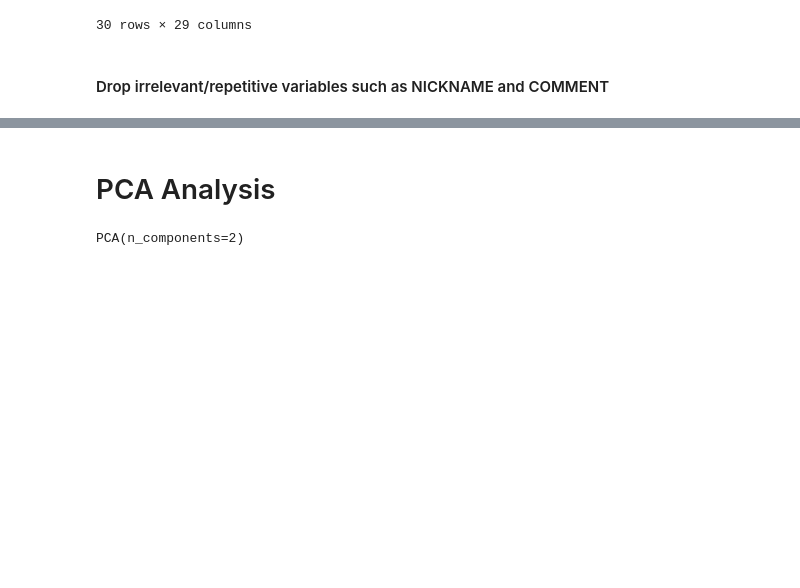
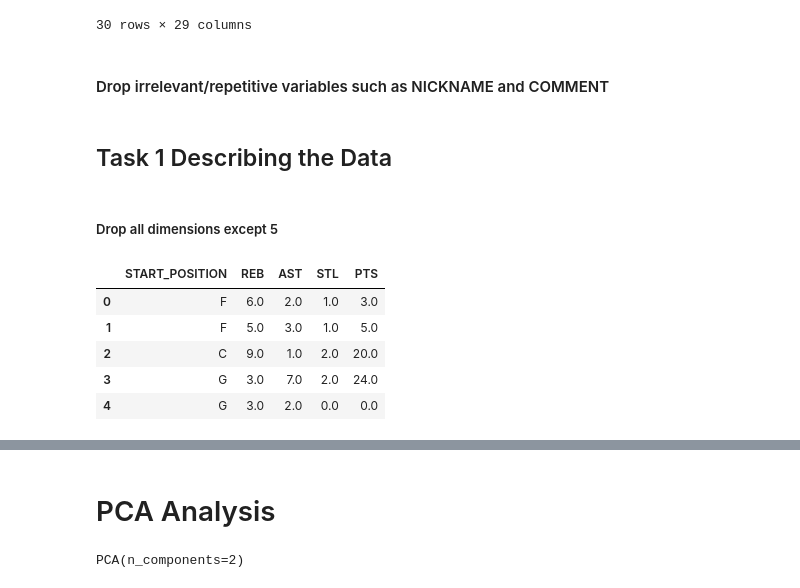
Before and after one commit to harism91/NBA-Data-mining-project, a Jupyter notebook: NBA dataset.ipynb, the cells around one changed output, grey strips where cells are left out. Saved outputs shown, nothing was run; the diff lists cells and outputs as text; code cells hidden in the pictures; blank space fills up the shorter version.

```diff
--- a/NBA dataset.ipynb
+++ b/NBA dataset.ipynb
@@ -104,3 +103,5 @@ data.drop(['NICKNAME'], axis=1, inplace=True)
 data.drop(['COMMENT'], axis=1, inplace=True)
 data.drop(['TEAM_ABBREVIATION'], axis=1, inplace=True)
 data.drop(['TEAM_CITY'], axis=1, inplace=True)
+# %% [markdown]
+## Task 1 Describing the Data
@@ -106,0 +112,33 @@ data.drop(['TEAM_CITY'], axis=1, inplace=True)
+# %% [markdown]
+##### Drop all dimensions except 5
+# %%
+t1.drop(['GAME_ID'], axis=1, inplace=True)
+t1.drop(['TEAM_ID'], axis=1, inplace=True)
+t1.drop(['PLAYER_ID'], axis=1, inplace=True)
+t1.drop(['MIN'], axis=1, inplace=True)
+t1.drop(['FGM'], axis=1, inplace=True)
+t1.drop(['FGA'], axis=1, inplace=True)
+t1.drop(['FG3M'], axis=1, inplace=True)
+t1.drop(['FG3A'], axis=1, inplace=True)
+
+t1.drop(['PLUS_MINUS'], axis=1, inplace=True)
+t1.drop(['DREB'], axis=1, inplace=True)
+t1.drop(['OREB'], axis=1, inplace=True)
+t1.drop(['FTM'], axis=1, inplace=True)
+t1.drop(['FTA'], axis=1, inplace=True)
+t1.drop(['TO'], axis=1, inplace=True)
+t1.drop(['PLAYER_NAME'], axis=1, inplace=True)
+# t1.drop(['START_POSITION'], axis=1, inplace=True)
+t1.drop(['FG_PCT'], axis=1, inplace=True)
+t1.drop(['FG3_PCT'], axis=1, inplace=True)
+t1.drop(['FT_PCT'], axis=1, inplace=True)
+t1.drop(['PF'], axis=1, inplace=True)
+t1.drop(['BLK'], axis=1, inplace=True)
+t1.head()
+# %% [output]
+|  | START_POSITION | REB | AST | STL | PTS |
+| 0 | F | 6.0 | 2.0 | 1.0 | 3.0 |
+| 1 | F | 5.0 | 3.0 | 1.0 | 5.0 |
+| 2 | C | 9.0 | 1.0 | 2.0 | 20.0 |
+| 3 | G | 3.0 | 7.0 | 2.0 | 24.0 |
+| 4 | G | 3.0 | 2.0 | 0.0 | 0.0 |
```
Also changed, not shown: parts of 25 cells of this notebook, 1 other file.
